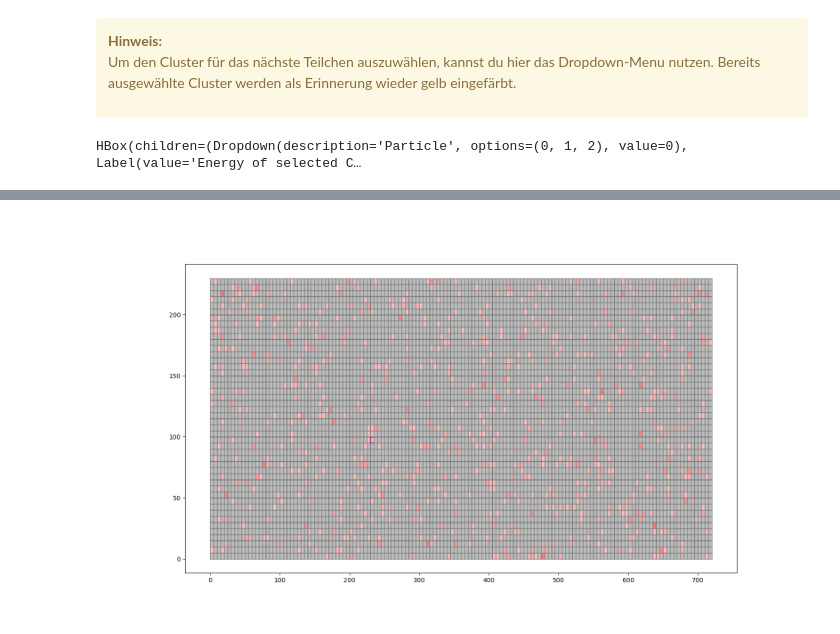
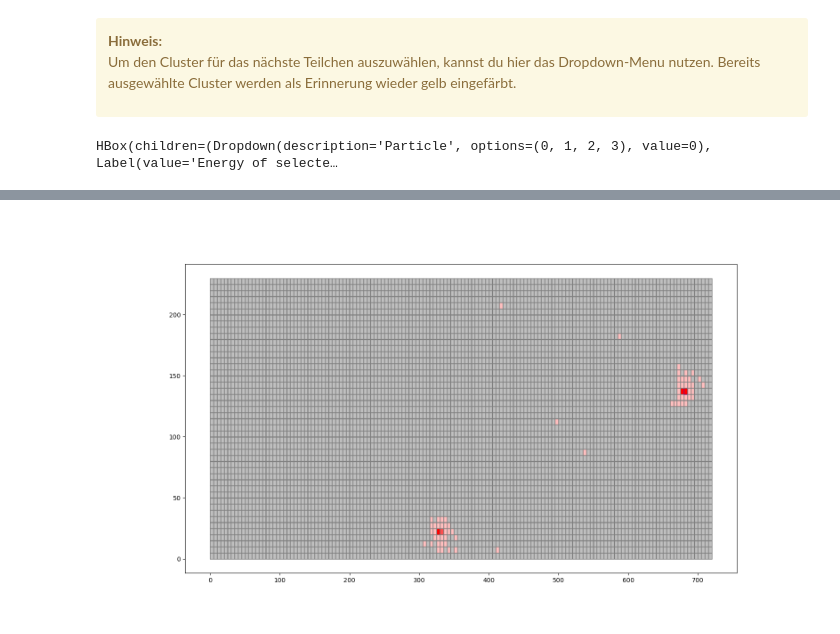
Before and after one commit to haide-i/Masterclass-BelleII, a Jupyter notebook: Event_Interpretation.ipynb, the cells around one changed output, grey strips where cells are left out. Cells and saved outputs as stored; diff of their text form; code cells hidden in the pictures.

```diff
--- a/Event_Interpretation.ipynb
+++ b/Event_Interpretation.ipynb
@@ -12,7 +12,7 @@ Führe die untere Zelle aus, um die Aufgabe zu starten.
 from src.widgets import *
 import warnings
 warnings.filterwarnings('ignore')
-two_particle_event = "MuMuMuMu/fourparticles_00.h5"
+two_particle_event = "EEEE/fourparticles_00.h5"
 # %% [markdown]
 ## Was ist ein Ereignis?
 # %% [markdown]
@@ -60,9 +60,9 @@ Rekonstruiere die Spuren der beiden Teilchen.
 
 Um den Cluster für das nächste Teilchen auszuwählen, kannst du hier das Dropdown-Menu nutzen. Bereits ausgewählte Cluster werden als Erinnerung wieder gelb eingefärbt.
 # %%
-ew = ECLWidget(two_particle_event, noise_rate = 0.1)
+ew = ECLWidget(two_particle_event, noise_rate = 0.0)
 ew.show()
 # %% [output]
-HBox(children=(Dropdown(description='Particle', options=(0, 1, 2), value=0), Label(value='Energy of selected C…
+HBox(children=(Dropdown(description='Particle', options=(0, 1, 2, 3), value=0), Label(value='Energy of selecte…
 [interactive output not drawn]
-[figure, old version]
+[figure, new version]
```
Also changed, not shown: parts of 5 cells of this notebook, 2 other files.
